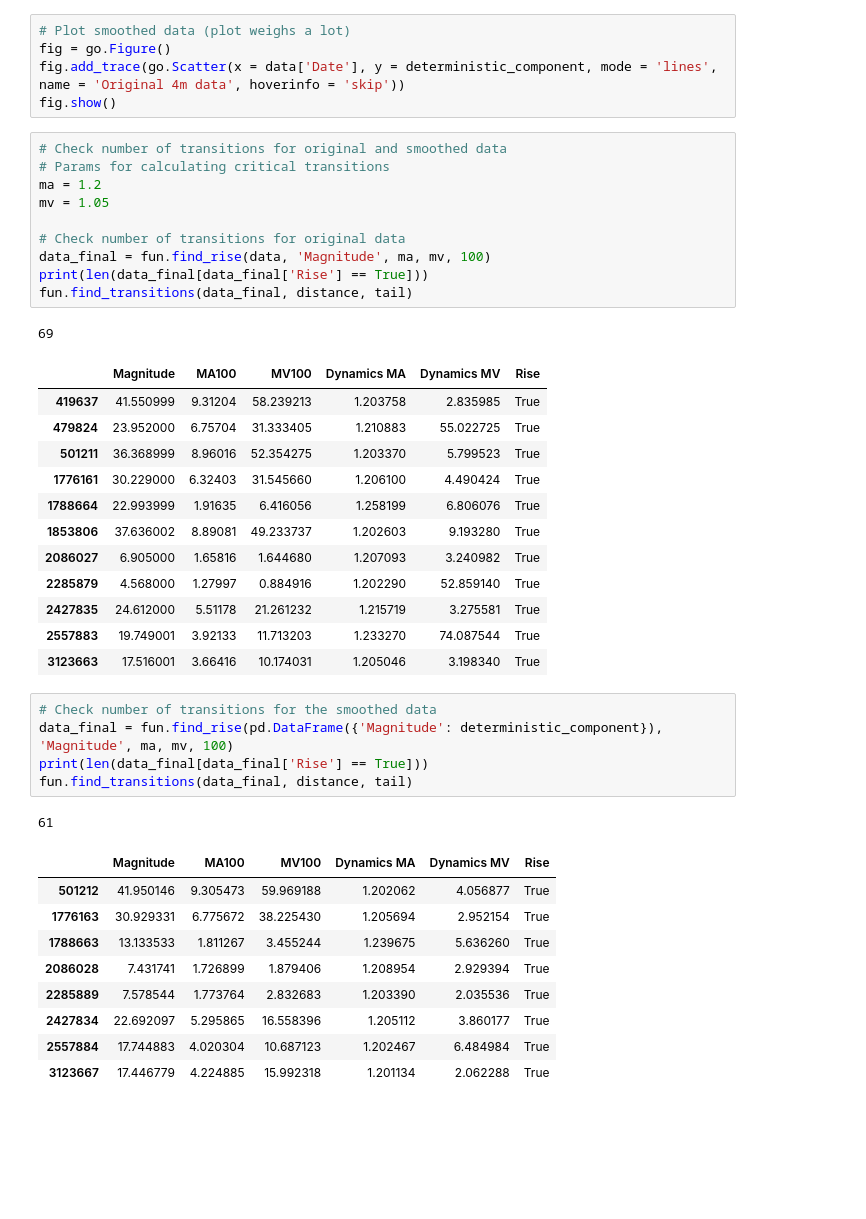
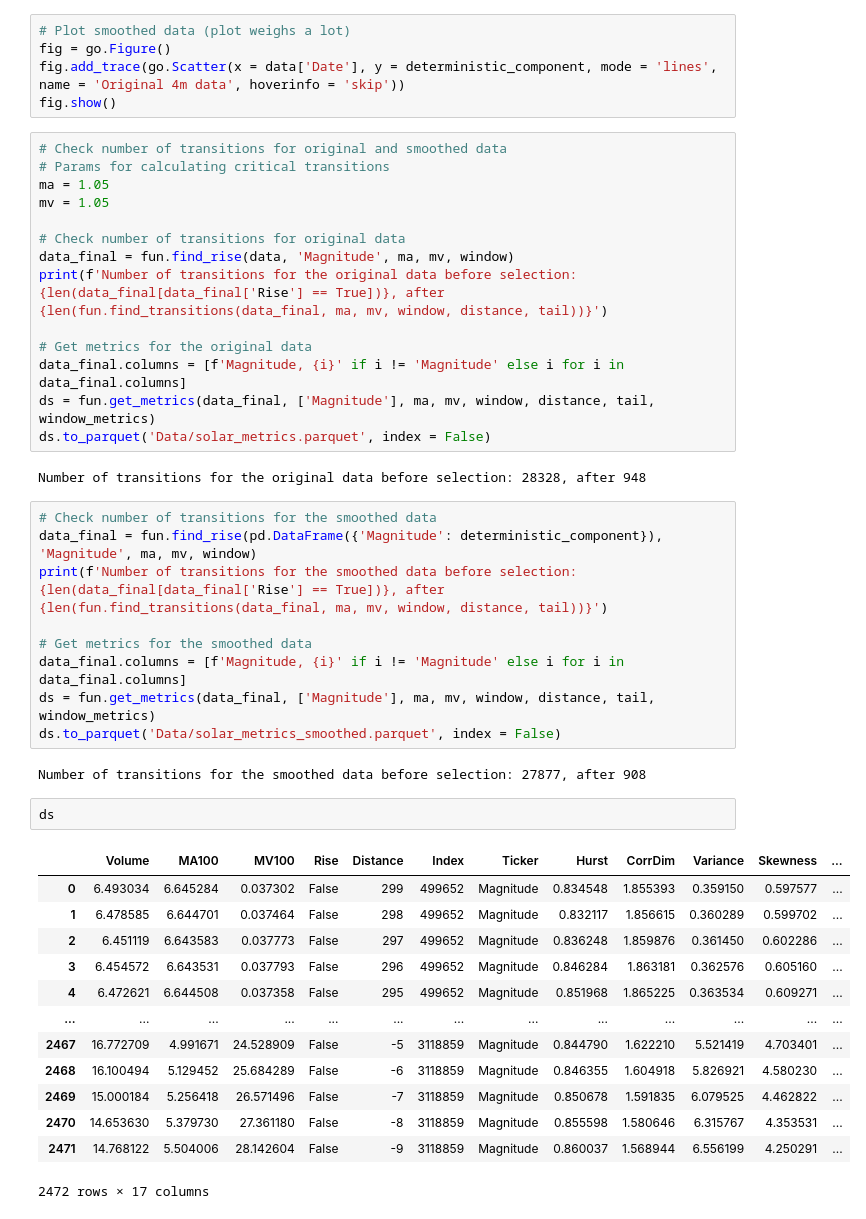
Before and after one commit to lebedevaale/early_warning_model, a Jupyter notebook: import_and_preparation.ipynb, the cells around one changed output. Drawn from its saved outputs; the diff is of its cells as text; blank space fills up the shorter version.

Commit message:
Added original and smoothed solar metrics

```diff
--- a/import_and_preparation.ipynb
+++ b/import_and_preparation.ipynb
@@ -489,40 +491,43 @@ fig.show()
 # %%
 # Check number of transitions for original and smoothed data
 # Params for calculating critical transitions
-ma = 1.2
+ma = 1.05
 mv = 1.05
 
 # Check number of transitions for original data
-data_final = fun.find_rise(data, 'Magnitude', ma, mv, 100)
-print(len(data_final[data_final['Rise'] == True]))
-fun.find_transitions(data_final, distance, tail)
+data_final = fun.find_rise(data, 'Magnitude', ma, mv, window)
+print(f'Number of transitions for the original data before selection: {len(data_final[data_final['Rise'] == True])}, after {len(fun.find_transitions(data_final, ma, mv, window, distance, tail))}')
+
+# Get metrics for the original data
+data_final.columns = [f'Magnitude, {i}' if i != 'Magnitude' else i for i in data_final.columns]
+ds = fun.get_metrics(data_final, ['Magnitude'], ma, mv, window, distance, tail, window_metrics)
+ds.to_parquet('Data/solar_metrics.parquet', index = False)
 # %% [output]
-69
+Number of transitions for the original data before selection: 28328, after 948
-|  | Magnitude | MA100 | MV100 | Dynamics MA | Dynamics MV | Rise |
-| 419637 | 41.550999 | 9.31204 | 58.239213 | 1.203758 | 2.835985 | True |
-| 479824 | 23.952000 | 6.75704 | 31.333405 | 1.210883 | 55.022725 | True |
-| 501211 | 36.368999 | 8.96016 | 52.354275 | 1.203370 | 5.799523 | True |
-| 1776161 | 30.229000 | 6.32403 | 31.545660 | 1.206100 | 4.490424 | True |
-| 1788664 | 22.993999 | 1.91635 | 6.416056 | 1.258199 | 6.806076 | True |
-| 1853806 | 37.636002 | 8.89081 | 49.233737 | 1.202603 | 9.193280 | True |
-| 2086027 | 6.905000 | 1.65816 | 1.644680 | 1.207093 | 3.240982 | True |
-| 2285879 | 4.568000 | 1.27997 | 0.884916 | 1.202290 | 52.859140 | True |
-| 2427835 | 24.612000 | 5.51178 | 21.261232 | 1.215719 | 3.275581 | True |
-| 2557883 | 19.749001 | 3.92133 | 11.713203 | 1.233270 | 74.087544 | True |
-| 3123663 | 17.516001 | 3.66416 | 10.174031 | 1.205046 | 3.198340 | True |
 # %%
 # Check number of transitions for the smoothed data
-data_final = fun.find_rise(pd.DataFrame({'Magnitude': deterministic_component}), 'Magnitude', ma, mv, 100)
-print(len(data_final[data_final['Rise'] == True]))
-fun.find_transitions(data_final, distance, tail)
+data_final = fun.find_rise(pd.DataFrame({'Magnitude': deterministic_component}), 'Magnitude', ma, mv, window)
+print(f'Number of transitions for the smoothed data before selection: {len(data_final[data_final['Rise'] == True])}, after {len(fun.find_transitions(data_final, ma, mv, window, distance, tail))}')
+
+# Get metrics for the smoothed data
+data_final.columns = [f'Magnitude, {i}' if i != 'Magnitude' else i for i in data_final.columns]
+ds = fun.get_metrics(data_final, ['Magnitude'], ma, mv, window, distance, tail, window_metrics)
+ds.to_parquet('Data/solar_metrics_smoothed.parquet', index = False)
 # %% [output]
-61
+Number of transitions for the smoothed data before selection: 27877, after 908
-|  | Magnitude | MA100 | MV100 | Dynamics MA | Dynamics MV | Rise |
-| 501212 | 41.950146 | 9.305473 | 59.969188 | 1.202062 | 4.056877 | True |
-| 1776163 | 30.929331 | 6.775672 | 38.225430 | 1.205694 | 2.952154 | True |
-| 1788663 | 13.133533 | 1.811267 | 3.455244 | 1.239675 | 5.636260 | True |
-| 2086028 | 7.431741 | 1.726899 | 1.879406 | 1.208954 | 2.929394 | True |
-| 2285889 | 7.578544 | 1.773764 | 2.832683 | 1.203390 | 2.035536 | True |
-| 2427834 | 22.692097 | 5.295865 | 16.558396 | 1.205112 | 3.860177 | True |
-| 2557884 | 17.744883 | 4.020304 | 10.687123 | 1.202467 | 6.484984 | True |
-| 3123667 | 17.446779 | 4.224885 | 15.992318 | 1.201134 | 2.062288 | True |
+# %%
+ds
+# %% [output]
+|  | Volume | MA100 | MV100 | Rise | Distance | Index | Ticker | Hurst | CorrDim | Variance | Skewness | ... |
+| 0 | 6.493034 | 6.645284 | 0.037302 | False | 299 | 499652 | Magnitude | 0.834548 | 1.855393 | 0.359150 | 0.597577 | ... |
+| 1 | 6.478585 | 6.644701 | 0.037464 | False | 298 | 499652 | Magnitude | 0.832117 | 1.856615 | 0.360289 | 0.599702 | ... |
+| 2 | 6.451119 | 6.643583 | 0.037773 | False | 297 | 499652 | Magnitude | 0.836248 | 1.859876 | 0.361450 | 0.602286 | ... |
+| 3 | 6.454572 | 6.643531 | 0.037793 | False | 296 | 499652 | Magnitude | 0.846284 | 1.863181 | 0.362576 | 0.605160 | ... |
+| 4 | 6.472621 | 6.644508 | 0.037358 | False | 295 | 499652 | Magnitude | 0.851968 | 1.865225 | 0.363534 | 0.609271 | ... |
+| ... | ... | ... | ... | ... | ... | ... | ... | ... | ... | ... | ... | ... |
+| 2467 | 16.772709 | 4.991671 | 24.528909 | False | -5 | 3118859 | Magnitude | 0.844790 | 1.622210 | 5.521419 | 4.703401 | ... |
+| 2468 | 16.100494 | 5.129452 | 25.684289 | False | -6 | 3118859 | Magnitude | 0.846355 | 1.604918 | 5.826921 | 4.580230 | ... |
+| 2469 | 15.000184 | 5.256418 | 26.571496 | False | -7 | 3118859 | Magnitude | 0.850678 | 1.591835 | 6.079525 | 4.462822 | ... |
+| 2470 | 14.653630 | 5.379730 | 27.361180 | False | -8 | 3118859 | Magnitude | 0.855598 | 1.580646 | 6.315767 | 4.353531 | ... |
+| 2471 | 14.768122 | 5.504006 | 28.142604 | False | -9 | 3118859 | Magnitude | 0.860037 | 1.568944 | 6.556199 | 4.250291 | ... |
+2472 rows × 17 columns
```
Also changed, not shown: parts of 3 cells of this notebook, 3 other files.
